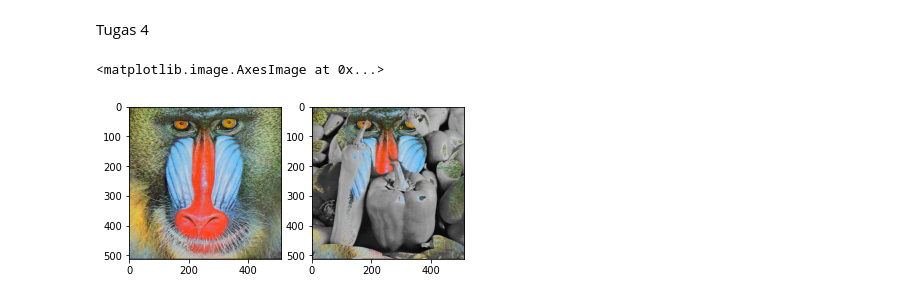
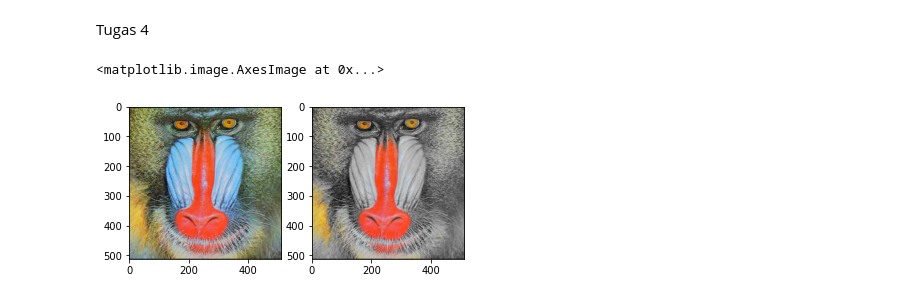
Before and after one commit to sanggaasmara/PCVK_Genap_2022, a Jupyter notebook: jobsheet03.ipynb, the cells around one changed output. Drawn from its saved outputs; the diff is of its cells as text; code cells hidden in the pictures.

```diff
--- a/jobsheet03.ipynb
+++ b/jobsheet03.ipynb
@@ -147,26 +147,26 @@ ax[1].imshow(gray_image_lum, cmap='gray')
 # %% [markdown]
 Tugas 4
 # %%
-img_4 = cv.imread('/content/drive/MyDrive/Images/peppers.tiff')
+img_4 = cv.imread('/content/drive/MyDrive/Images/mandrill.tiff')
 ret, mask = cv.threshold(img_4[:,:,2], 180, 255, cv.THRESH_BINARY)
 
 mask3 = np.zeros_like(img_4)
 mask3[:,:,0] = mask
 mask3[:,:,1] = mask
 mask3[:,:,2] = mask
 
 red = cv.bitwise_and(img_rgb, mask3)
 
 gray = cv.cvtColor(img_4, cv.COLOR_BGR2GRAY)
 img_4 = cv.cvtColor(gray, cv.COLOR_GRAY2BGR)
 
 gray = cv.bitwise_and(img_4, 255 - mask3)
 
 out = gray + red
 
 fig, ax = plt.subplots(1,2)
 ax[0].imshow(img_rgb)
 ax[1].imshow(out, cmap='gray')
 # %% [output]
 <matplotlib.image.AxesImage at 0x...>
-[figure, old version]
+[figure, new version]
```
Also changed, not shown: parts of 1 cell of this notebook.
